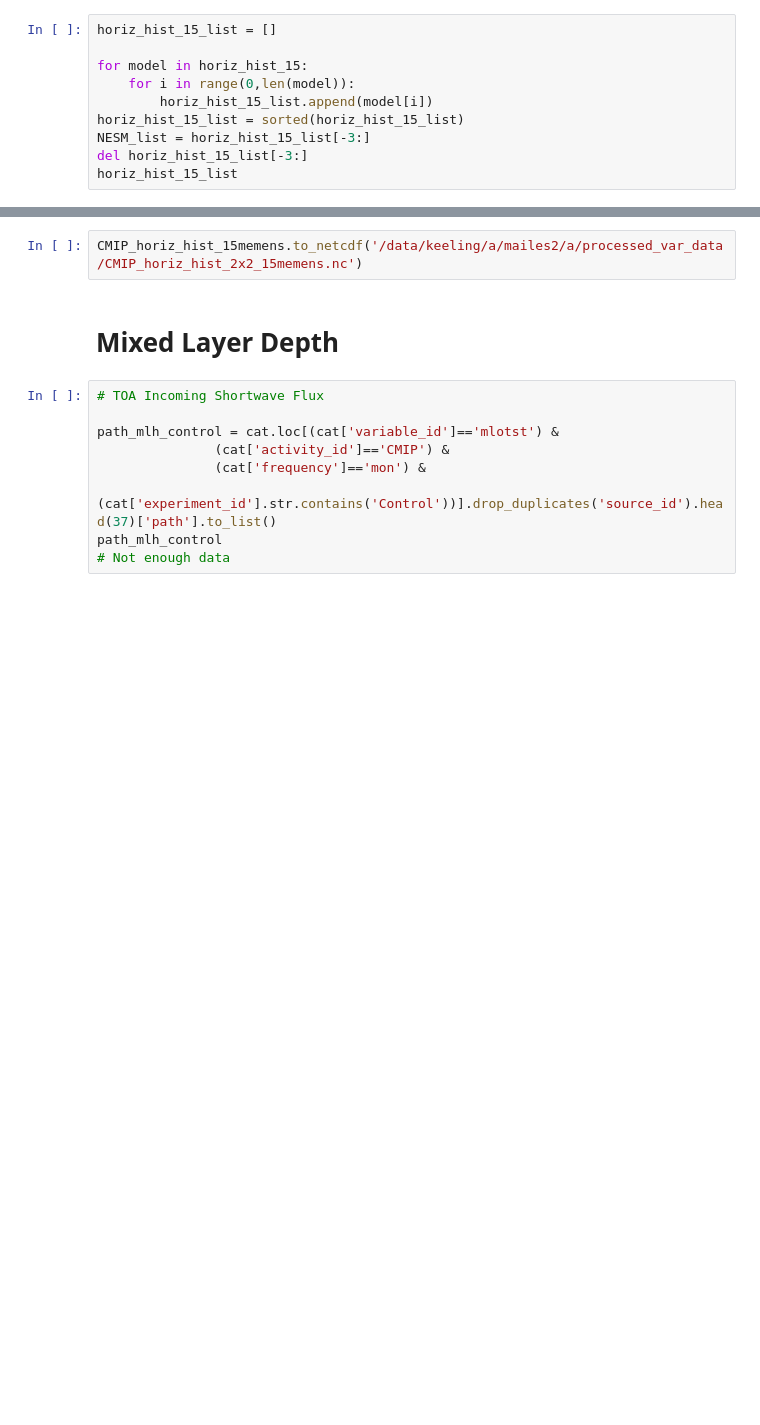
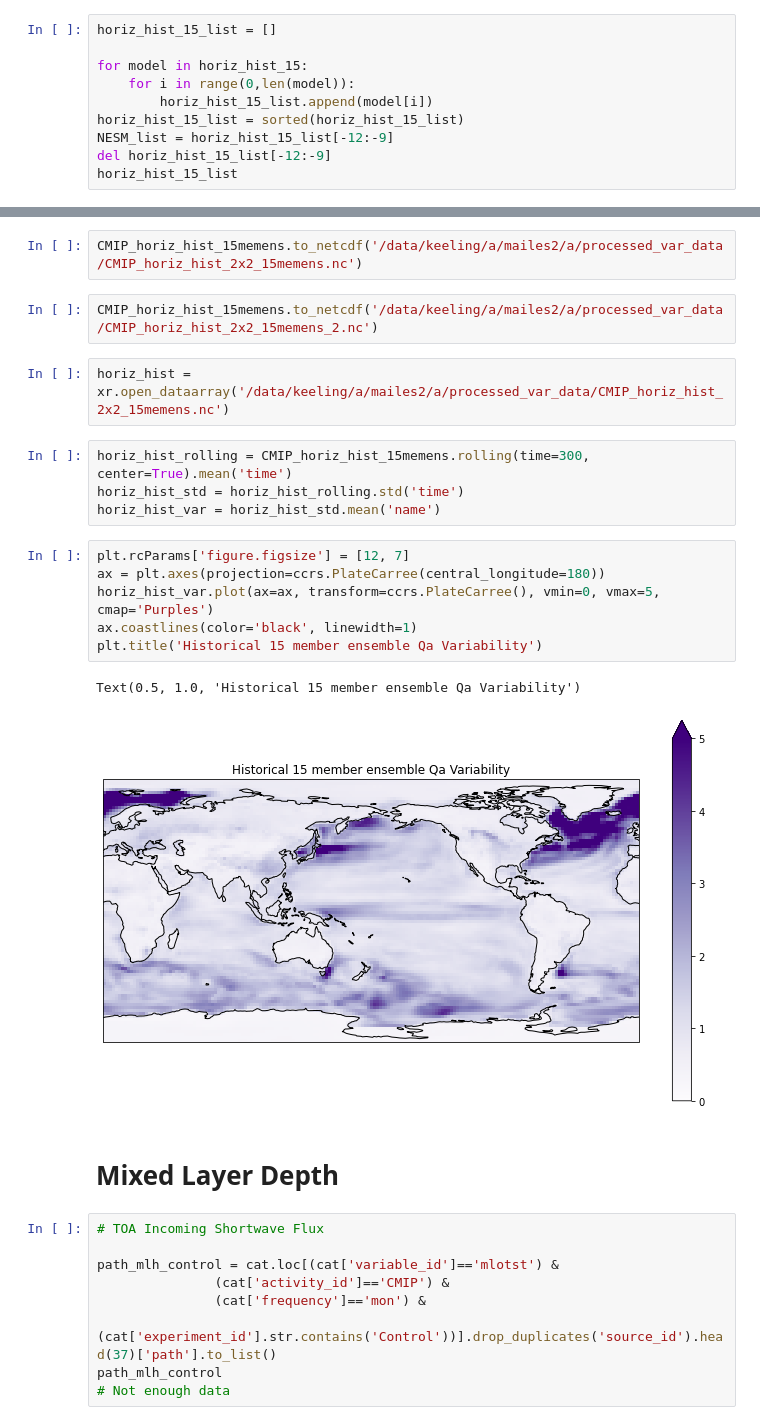
Before and after one commit to mailesasaki/cesmle_variability_analysis, a Jupyter notebook: energy_budget_variability/load_radiation_variability_data.ipynb, the cells around one changed output, grey strips where cells are left out. Saved outputs shown, nothing was run; the diff lists cells and outputs as text; blank space fills up the shorter version.

```diff
--- a/energy_budget_variability/load_radiation_variability_data.ipynb
+++ b/energy_budget_variability/load_radiation_variability_data.ipynb
@@ -3813,8 +3833,8 @@ for model in horiz_hist_15:
     for i in range(0,len(model)):
         horiz_hist_15_list.append(model[i])
 horiz_hist_15_list = sorted(horiz_hist_15_list)
-NESM_list = horiz_hist_15_list[-3:]
-del horiz_hist_15_list[-3:]
+NESM_list = horiz_hist_15_list[-12:-9]
+del horiz_hist_15_list[-12:-9]
 horiz_hist_15_list
 # %% [output]
 ['/data/cristi/a/cristi/esm_data/cmip6/BCC-CSM2-MR/historical/r1i1p1f1/hfls_Amon_BCC-CSM2-MR_historical_r1i1p1f1_gn_185001-201412.nc',
@@ -4068,5 +4088,22 @@ array([[[[ 45.39196035,  45.34872204,  45.30480533, ...,  45.75444075,
 # %%
 CMIP_horiz_hist_15memens.to_netcdf('/data/keeling/a/mailes2/a/processed_var_data/CMIP_horiz_hist_2x2_15memens.nc')
+# %%
+CMIP_horiz_hist_15memens.to_netcdf('/data/keeling/a/mailes2/a/processed_var_data/CMIP_horiz_hist_2x2_15memens_2.nc')
+# %%
+horiz_hist = xr.open_dataarray('/data/keeling/a/mailes2/a/processed_var_data/CMIP_horiz_hist_2x2_15memens.nc')
+# %%
+horiz_hist_rolling = CMIP_horiz_hist_15memens.rolling(time=300, center=True).mean('time')
+horiz_hist_std = horiz_hist_rolling.std('time')
+horiz_hist_var = horiz_hist_std.mean('name')
+# %%
+plt.rcParams['figure.figsize'] = [12, 7]
+ax = plt.axes(projection=ccrs.PlateCarree(central_longitude=180))
+horiz_hist_var.plot(ax=ax, transform=ccrs.PlateCarree(), vmin=0, vmax=5, cmap='Purples')
+ax.coastlines(color='black', linewidth=1)
+plt.title('Historical 15 member ensemble Qa Variability')
+# %% [output]
+Text(0.5, 1.0, 'Historical 15 member ensemble Qa Variability')
+[figure, added]
 # %% [markdown]
 # Mixed Layer Depth
 # %%
```
Also changed, not shown: parts of 16 cells of this notebook, 2 other files.
